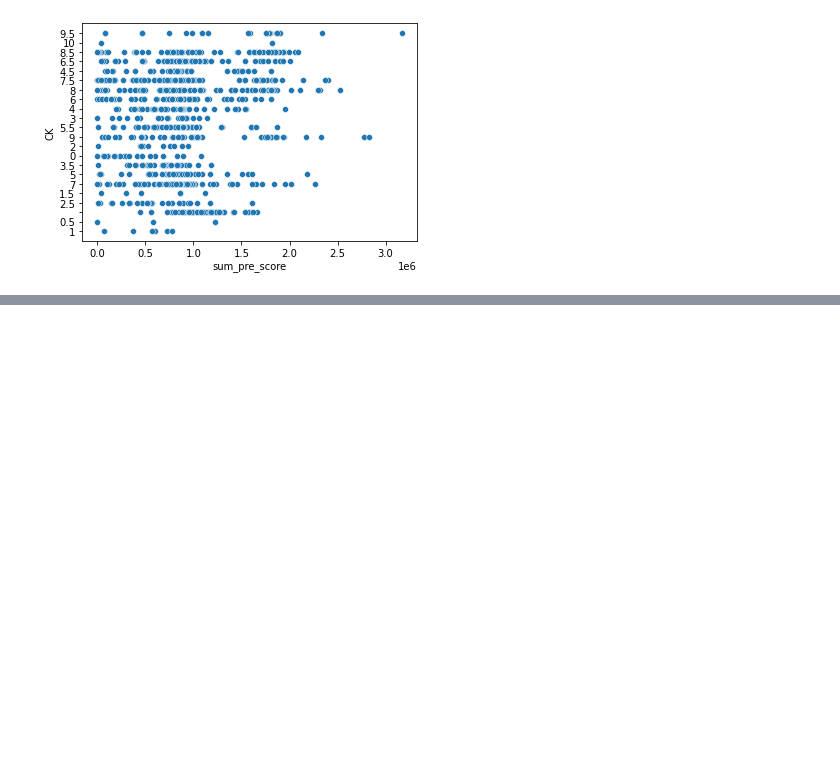
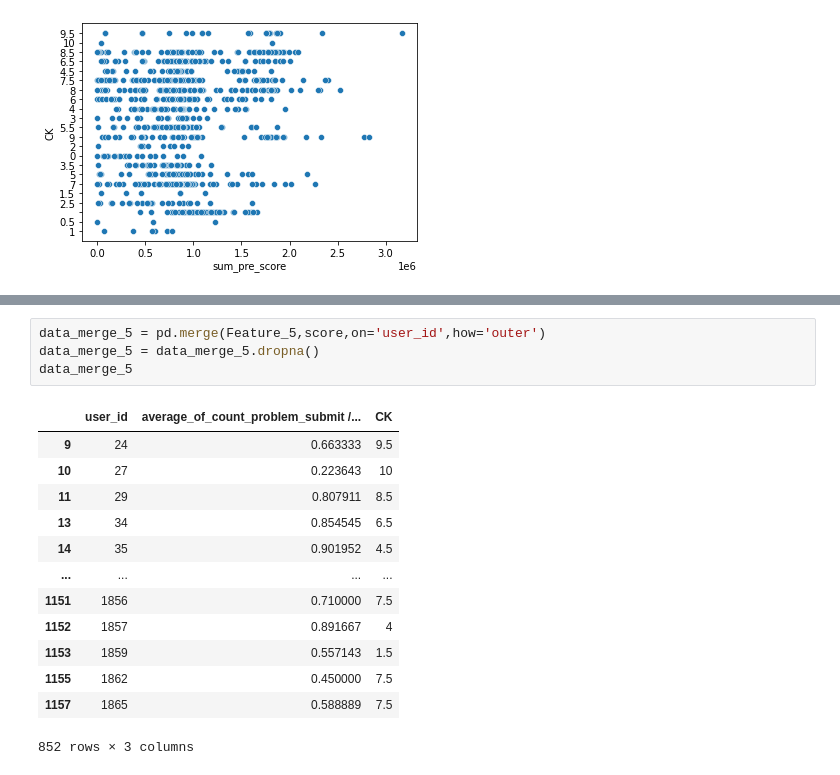
Before and after one commit to DarkStar1709/CS114.L21, a Jupyter notebook: colab3.ipynb, the cells around one changed output, grey strips where cells are left out. Drawn from its saved outputs; the diff is of its cells as text; blank space fills up the shorter version.

```diff
--- a/colab3.ipynb
+++ b/colab3.ipynb
@@ -248,0 +314,18 @@ sns.scatterplot(x="sum_pre_score", y="CK", data = data_merge_4)
+# %%
+data_merge_5 = pd.merge(Feature_5,score,on='user_id',how='outer')
+data_merge_5 = data_merge_5.dropna()
+data_merge_5
+# %% [output]
+|  | user_id | average_of_count_problem_submit /... | CK |
+| 9 | 24 | 0.663333 | 9.5 |
+| 10 | 27 | 0.223643 | 10 |
+| 11 | 29 | 0.807911 | 8.5 |
+| 13 | 34 | 0.854545 | 6.5 |
+| 14 | 35 | 0.901952 | 4.5 |
+| ... | ... | ... | ... |
+| 1151 | 1856 | 0.710000 | 7.5 |
+| 1152 | 1857 | 0.891667 | 4 |
+| 1153 | 1859 | 0.557143 | 1.5 |
+| 1155 | 1862 | 0.450000 | 7.5 |
+| 1157 | 1865 | 0.588889 | 7.5 |
+852 rows × 3 columns
```
Also changed, not shown: parts of 9 cells of this notebook.
